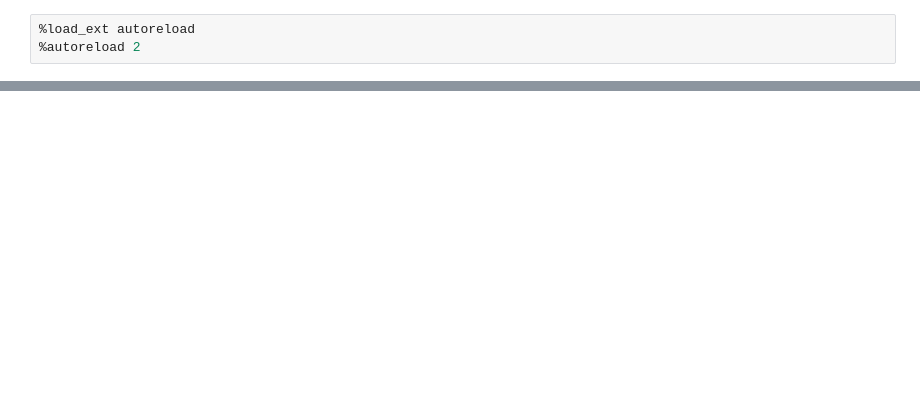
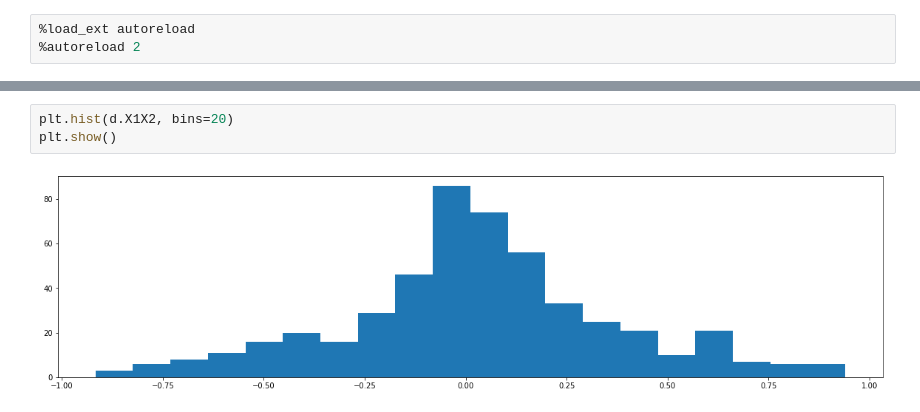
Before and after one commit to Haakooto/CS282_final_project, a Jupyter notebook: code/sinusoid.ipynb, the cells around one changed output, grey strips where cells are left out. Cells and saved outputs as stored; diff of their text form; blank space fills up the shorter version.

```diff
--- a/code/sinusoid.ipynb
+++ b/code/sinusoid.ipynb
@@ -221,0 +374,5 @@ def plot_pred_uncertainty(X1, X2, Xt1, Xt2, y, X_test, gnet):
+# %%
+plt.hist(d.X1X2, bins=20)
+plt.show()
+# %% [output]
+[figure, added]
```
Also changed, not shown: parts of 17 cells of this notebook, 15 other files.
